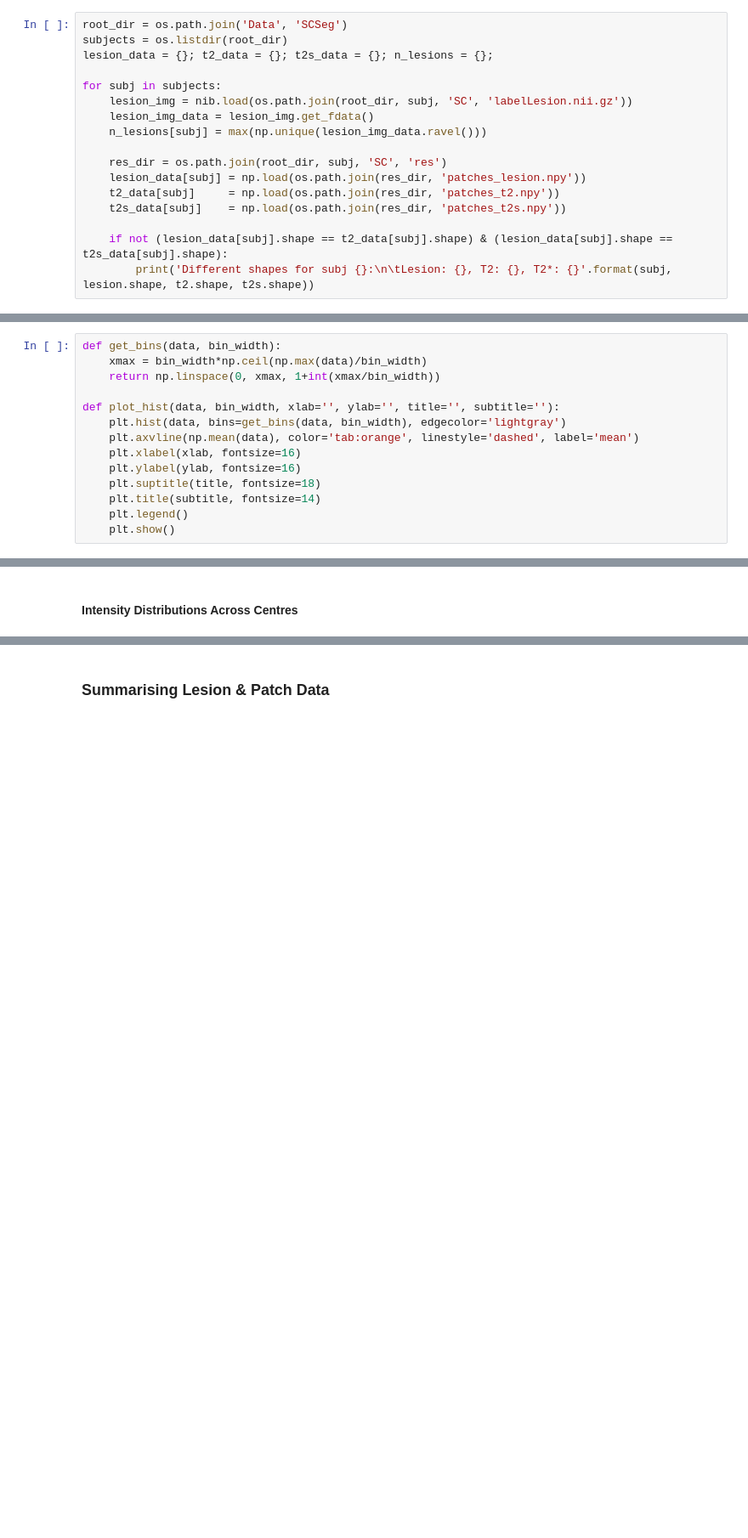
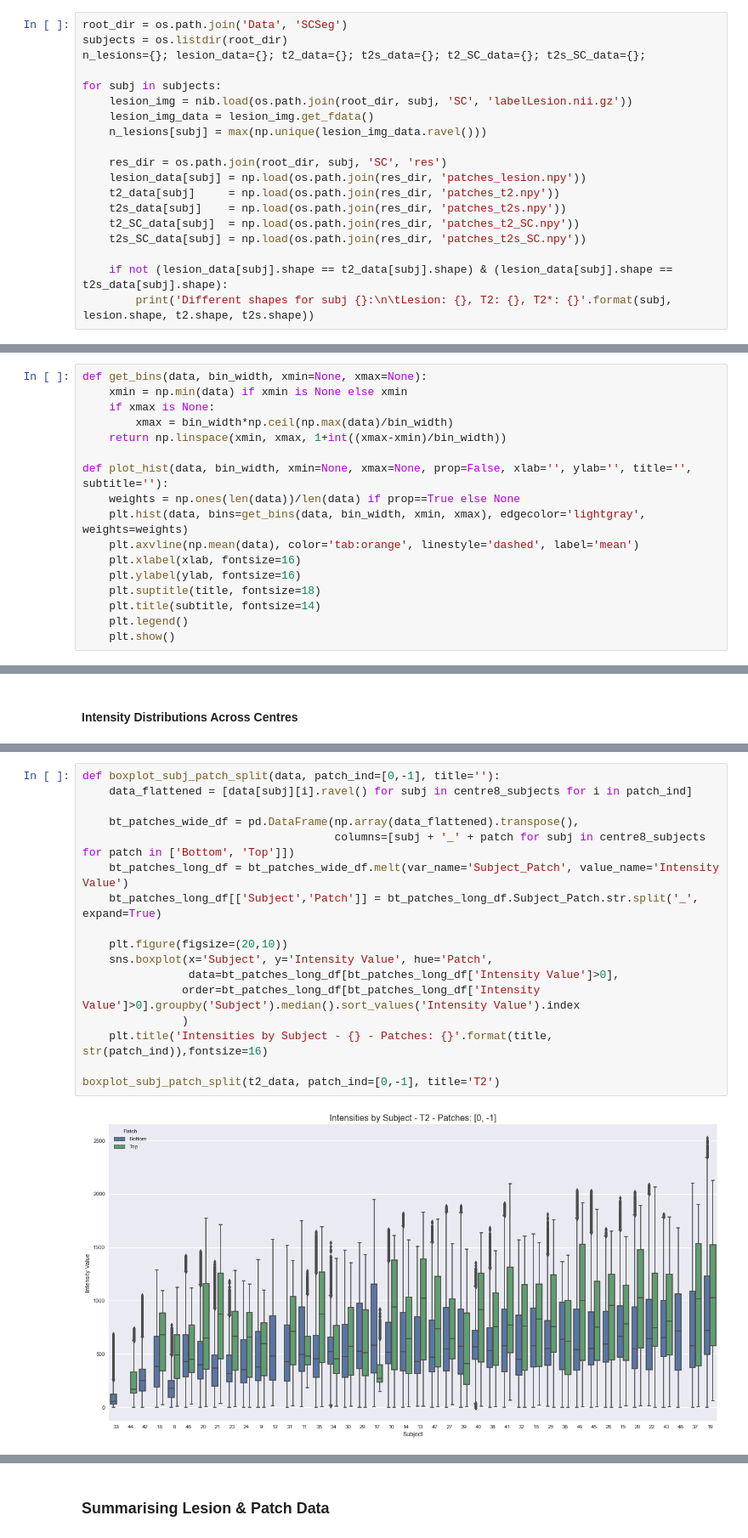
Before and after one commit to rickymwalsh/sc-segmentation, a Jupyter notebook: data-exploration.ipynb, the cells around one changed output, grey strips where cells are left out. Shown at 85% size. Saved outputs shown, nothing was run; the diff lists cells and outputs as text; blank space fills up the shorter version.

Commit message:
split spinal cord voxels for analysis

```diff
--- a/data-exploration.ipynb
+++ b/data-exploration.ipynb
@@ -28,7 +29,7 @@ centre8_subjects = centres_df[centres_df['centerId']=='8']['patientId'].tolist()
 # %%
 root_dir = os.path.join('Data', 'SCSeg')
 subjects = os.listdir(root_dir)
-lesion_data = {}; t2_data = {}; t2s_data = {}; n_lesions = {};
+n_lesions={}; lesion_data={}; t2_data={}; t2s_data={}; t2_SC_data={}; t2s_SC_data={};
 
 for subj in subjects:
     lesion_img = nib.load(os.path.join(root_dir, subj, 'SC', 'labelLesion.nii.gz'))
@@ -39,6 +40,8 @@ for subj in subjects:
     lesion_data[subj] = np.load(os.path.join(res_dir, 'patches_lesion.npy'))
     t2_data[subj]     = np.load(os.path.join(res_dir, 'patches_t2.npy'))
     t2s_data[subj]    = np.load(os.path.join(res_dir, 'patches_t2s.npy'))
+    t2_SC_data[subj]  = np.load(os.path.join(res_dir, 'patches_t2_SC.npy'))
+    t2s_SC_data[subj] = np.load(os.path.join(res_dir, 'patches_t2s_SC.npy'))
 
     if not (lesion_data[subj].shape == t2_data[subj].shape) & (lesion_data[subj].shape == t2s_data[subj].shape):
         print('Different shapes for subj {}:\n\tLesion: {}, T2: {}, T2*: {}'.format(subj, lesion.shape, t2.shape, t2s.shape))
@@ -61,10 +69,13 @@ Total Patches: 269
 # %%
-def get_bins(data, bin_width):
-    xmax = bin_width*np.ceil(np.max(data)/bin_width)
-    return np.linspace(0, xmax, 1+int(xmax/bin_width))
+def get_bins(data, bin_width, xmin=None, xmax=None):
+    xmin = np.min(data) if xmin is None else xmin
+    if xmax is None:
+        xmax = bin_width*np.ceil(np.max(data)/bin_width)
+    return np.linspace(xmin, xmax, 1+int((xmax-xmin)/bin_width))
 
-def plot_hist(data, bin_width, xlab='', ylab='', title='', subtitle=''):
-    plt.hist(data, bins=get_bins(data, bin_width), edgecolor='lightgray')
+def plot_hist(data, bin_width, xmin=None, xmax=None, prop=False, xlab='', ylab='', title='', subtitle=''):
+    weights = np.ones(len(data))/len(data) if prop==True else None
+    plt.hist(data, bins=get_bins(data, bin_width, xmin, xmax), edgecolor='lightgray', weights=weights)
     plt.axvline(np.mean(data), color='tab:orange', linestyle='dashed', label='mean')
     plt.xlabel(xlab, fontsize=16)
     plt.ylabel(ylab, fontsize=16)
@@ -133,0 +148,19 @@ plt.show()
+# %%
+def boxplot_subj_patch_split(data, patch_ind=[0,-1], title=''):
+    data_flattened = [data[subj][i].ravel() for subj in centre8_subjects for i in patch_ind]
+
+    bt_patches_wide_df = pd.DataFrame(np.array(data_flattened).transpose(),
+                                      columns=[subj + '_' + patch for subj in centre8_subjects for patch in ['Bottom', 'Top']])
+    bt_patches_long_df = bt_patches_wide_df.melt(var_name='Subject_Patch', value_name='Intensity Value')
+    bt_patches_long_df[['Subject','Patch']] = bt_patches_long_df.Subject_Patch.str.split('_', expand=True)
+
+    plt.figure(figsize=(20,10))
+    sns.boxplot(x='Subject', y='Intensity Value', hue='Patch',
+                data=bt_patches_long_df[bt_patches_long_df['Intensity Value']>0],
+               order=bt_patches_long_df[bt_patches_long_df['Intensity Value']>0].groupby('Subject').median().sort_values('Intensity Value').index
+               )
+    plt.title('Intensities by Subject - {} - Patches: {}'.format(title, str(patch_ind)),fontsize=16)
+
+boxplot_subj_patch_split(t2_data, patch_ind=[0,-1], title='T2')
+# %% [output]
+[figure, added]
```
Also changed, not shown: parts of 7 cells of this notebook.
